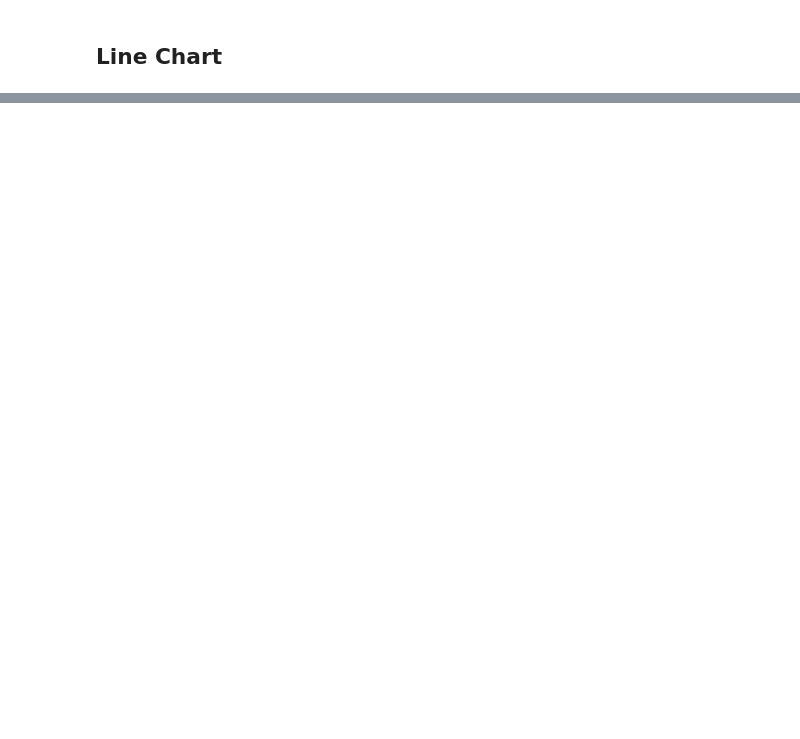
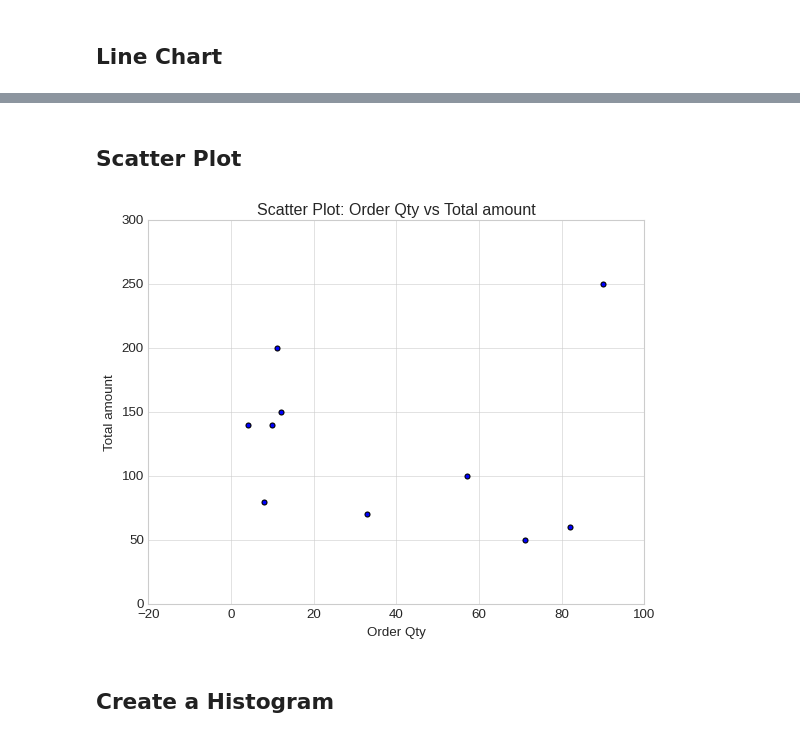
Before and after one commit to sangeetaisaac/Machine-Learning, a Jupyter notebook: matplotlib_exercises.ipynb, the cells around one changed output, grey strips where cells are left out. Cells and saved outputs as stored; diff of their text form; code cells hidden in the pictures; blank space fills up the shorter version.

```diff
--- a/matplotlib_exercises.ipynb
+++ b/matplotlib_exercises.ipynb
@@ -75,0 +109,28 @@ plt.show()
+# %% [markdown]
+## Scatter Plot
+# %%
+#Create an orders DF
+
+data_orders = {'OrderID':[1, 2, 3, 4, 5, 6, 7, 8, 9, 10],
+        'OrderQty':[12, 57, 71, 8, 33, 11, 90, 4, 82, 10],
+        'TotalAmt':[150,100, 50, 80, 70, 200, 250, 140, 60, 140]
+
+}
+
+df = pd.DataFrame(data_orders)
+
+#Create a scatter plot to understand the relationship between order quantity and Total amount
+plt.scatter(data_orders['OrderQty'], data_orders['TotalAmt'])
+
+#Assign title
+plt.title("Scatter Plot: Order Qty vs Total amount")
+
+#Set the x and y labels
+plt.xlabel("Order Qty")
+plt.ylabel("Total amount")
+
+plt.show()
+# %% [output]
+[figure, added]
+# %% [markdown]
+## Create a Histogram
```
Also changed, not shown: parts of 11 cells of this notebook.
